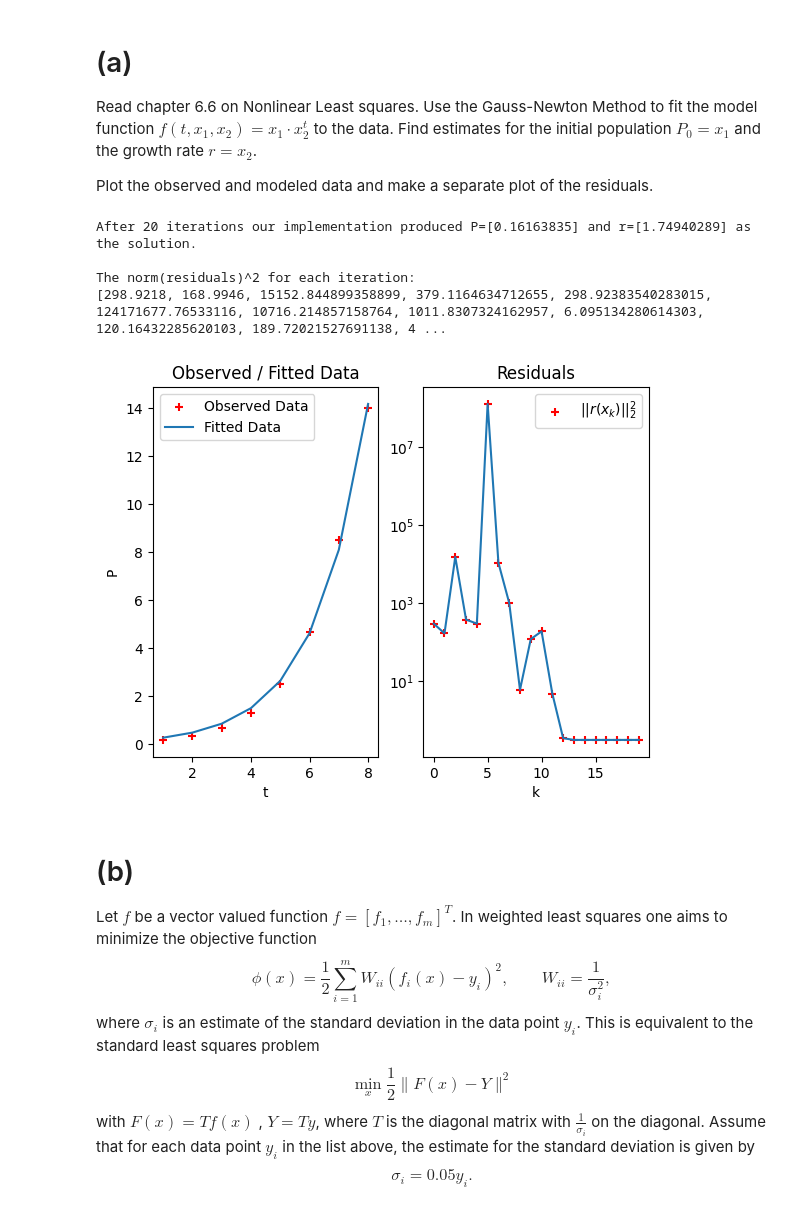
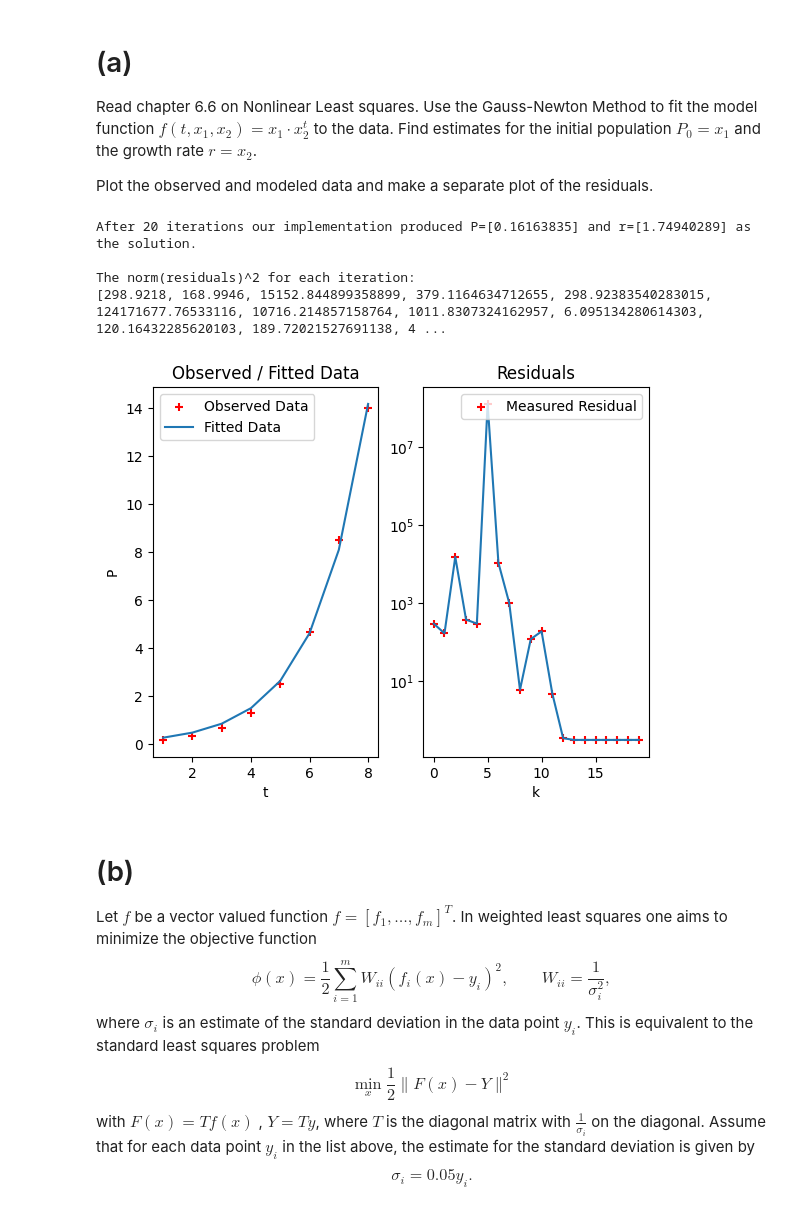
Before and after one commit to aM0NKE/NumericalAlgorithms, a Jupyter notebook: hw6_2022.ipynb, the cells around one changed output. Drawn from its saved outputs; the diff is of its cells as text; code cells hidden in the pictures.

```diff
--- a/hw6_2022.ipynb
+++ b/hw6_2022.ipynb
@@ -35,6 +35,25 @@ Read chapter 6.6 on Nonlinear Least squares. Use the Gauss-Newton Method to fit
 
 Plot the observed and modeled data and make a separate plot of the residuals.
 # %%
+def plotFit(K, t, y, x, residuals_list):
+    plt.subplot(1, 2, 1)
+    plt.scatter(t, y, c="r", marker="+", label="Observed Data")
+    plt.plot(t, F(t, x[0], x[1]), label="Fitted Data")
+    plt.title("Observed / Fitted Data")
+    plt.xlabel("t")
+    plt.ylabel("P")
+    plt.legend()
+
+    plt.subplot(1, 2, 2)
+    plt.scatter(np.linspace(0, K-1, K), residuals_list, c="r", marker="+", label="Measured Residual")
+    plt.plot(np.linspace(0, K-1, K), residuals_list)
+    plt.yscale("log")
+    plt.title("Residuals")
+    plt.xlabel("k")
+    plt.legend()
+
+    plt.show()
+
 '''
 THESE FUNCTIONS ARE FROM HEATH (EXAMPLE 6.15)!!!
 I used this for testing purpouses ;)
@@ -67,7 +86,7 @@ def NLLS_GaussNewton(K, x0, t, y, p=False):
         # compute predictions of y with current solution
         y_pred = F(t, x[0], x[1])
 
-        # compute the residuals and store norm^2 to list
+        # compute the residuals and store norm(r)^2 to list
         residuals = y - y_pred
         residuals_list.append(np.linalg.norm(residuals) * np.linalg.norm(residuals))
 
@@ -79,56 +98,35 @@ def NLLS_GaussNewton(K, x0, t, y, p=False):
 
         # update the current solution
         x = x + s
 
         # print info per iteration if flag set to True
         if p:
             print("ITERATION: {}".format(k))
             print("* Jacobian: \n{}".format(jacobian))
             print("* Residuals: \n{}".format(residuals))
             print("* Current x: \n{}".format(x))
             print("-----------------")
 
     # return solution and list of residuals
     return x, residuals_list
 
 
 y = [0.19, 0.36, 0.69, 1.3, 2.5, 4.7, 8.5, 14] # Data
 t = np.linspace(1,len(y),len(y)) # Time steps
 K = 20 # Max iterations
 x0 = np.array([[0],[1]]) # Initial Guess
 
 x, residuals_list = NLLS_GaussNewton(K, x0, t, y, p=False)
 
 print("After {} iterations our implementation produced P={} and r={} as the solution.\n".format(K, x[0], x[1]))
 print("The norm(residuals)^2 for each iteration: \n{}".format(residuals_list))
+plotFit(K, t, y, x, residuals_list)
 # %% [output]
 After 20 iterations our implementation produced P=[0.16163835] and r=[1.74940289] as the solution.
 
 The norm(residuals)^2 for each iteration:
 [298.9218, 168.9946, 15152.844899358899, 379.1164634712655, 298.92383540283015, 124171677.76533116, 10716.214857158764, 1011.8307324162957, 6.095134280614303, 120.16432285620103, 189.72021527691138, 4 ...
+[figure, added]
-# %%
-def plotFit(K, t, y, x, residuals_list):
-    plt.subplot(1, 2, 1)
-    plt.scatter(t, y, c="r", marker="+", label="Observed Data")
-    plt.plot(t, F(t, x[0], x[1]), label="Fitted Data")
-    plt.title("Observed / Fitted Data")
-    plt.xlabel("t")
-    plt.ylabel("P")
-    plt.legend()
-
-    plt.subplot(1, 2, 2)
-    plt.scatter(np.linspace(0, K-1, K), residuals_list, c="r", marker="+", label="$||r(x_k)||^2_2$")
-    plt.plot(np.linspace(0, K-1, K), residuals_list)
-    plt.yscale("log")
-    plt.title("Residuals")
-    plt.xlabel("k")
-    plt.legend()
-
-    plt.show()
-
-plotFit(K, t, y, x, residuals_list)
-# %% [output]
-[figure, removed]
 # %% [markdown]
 # (b)
 Let $f$ be a vector valued function $f = [ f_1, \ldots, f_m ]^T$. In weighted least squares one aims to minimize the objective function
```
Also changed, not shown: parts of 1 cell of this notebook.
